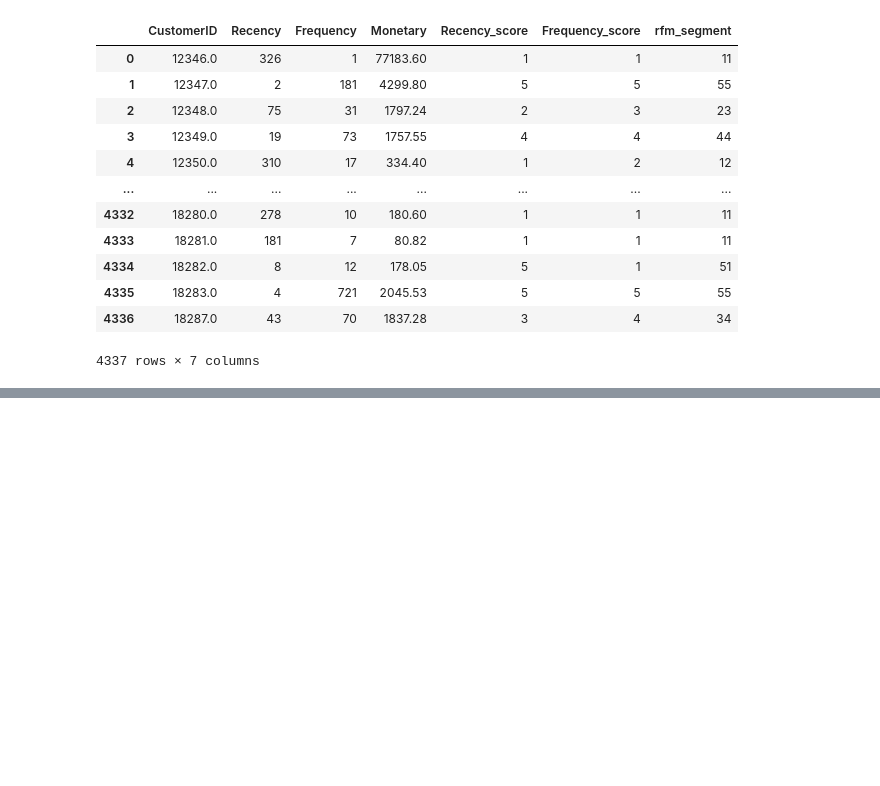
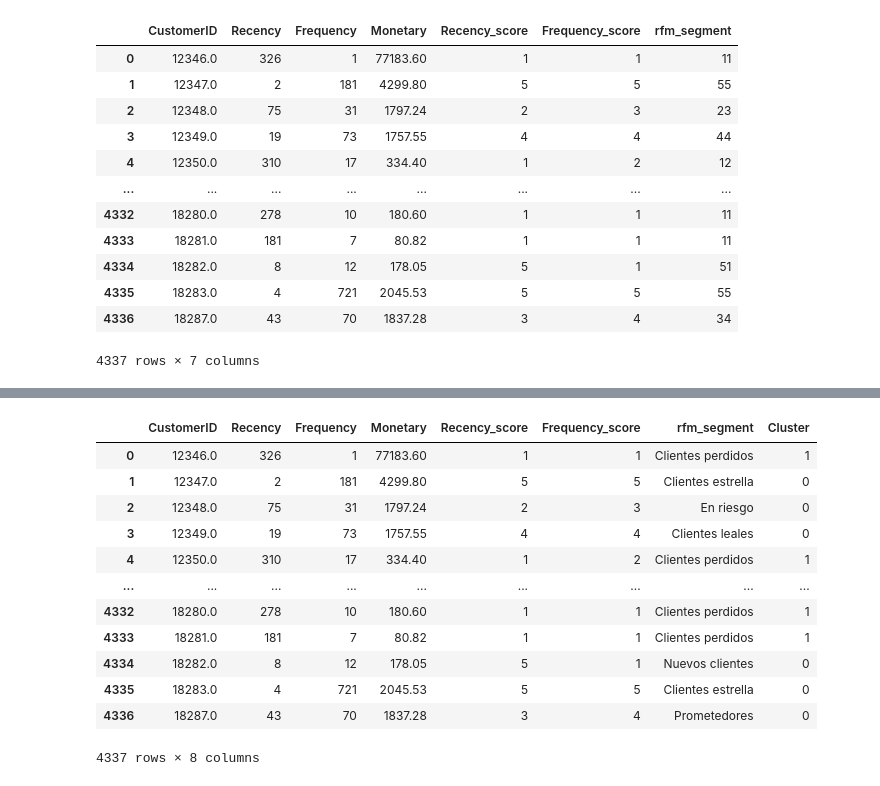
Before and after one commit to MiguelCrispim911/Proyecto-Segmentacion-RFM, a Jupyter notebook: notebooks/analisis.ipynb, the cells around one changed output, grey strips where cells are left out. Saved outputs shown, nothing was run; the diff lists cells and outputs as text; code cells hidden in the pictures; blank space fills up the shorter version.

```diff
--- a/notebooks/analisis.ipynb
+++ b/notebooks/analisis.ipynb
@@ -169,0 +199,16 @@ rfm
+# %%
+#Mapeando los segmentos RFM a nombres
+segment_map_ordenado = {
+    r'11|12|21' : 'Clientes perdidos',             # Ni recientes ni frecuentes
+    r'13|14|22|23' : 'En riesgo',                  # Poca frecuencia, cierta actividad pasada
+    r'15|24|25' : 'Intentar recuperar',            # Eran frecuentes pero no recientes
+    r'31|32' : 'Dormidos',                         # Compraron hace poco pero no mucho
+    r'33' : 'Necesitan estímulo',                 # Ni muy buenos ni malos, promedio
+    r'34|35|43' : 'Prometedores',                 # Mejores que promedio, potencial
+    r'42|44|45' : 'Clientes leales',              # Alta frecuencia, actividad sostenida
+    r'51|52|53' : 'Nuevos clientes',              # Muy recientes, aún poco frecuentes
+    r'54|55' : 'Clientes estrella',               # ¡Top! Recientes y frecuentes
+}
+# %%
+#Mapeando segmentos RFM a nombres
+rfm['rfm_segment'] = rfm['rfm_segment'].replace(segment_map_ordenado, regex = True)
@@ -169,0 +233,6 @@ rfm
+# %%
+from sklearn.preprocessing import StandardScaler
+scaler = StandardScaler()
+rfm_scaled = scaler.fit_transform(rfm[['Recency', 'Frequency', 'Monetary']])
+
+rfm_scaled
@@ -169,0 +248,21 @@ rfm
+# %%
+from sklearn.cluster import KMeans
+kmeans = KMeans(n_clusters = 4, random_state = 42)
+kmeans.fit(rfm_scaled)
+rfm['Cluster'] = kmeans.labels_
+# %%
+rfm
+# %% [output]
+|  | CustomerID | Recency | Frequency | Monetary | Recency_score | Frequency_score | rfm_segment | Cluster |
+| 0 | 12346.0 | 326 | 1 | 77183.60 | 1 | 1 | Clientes perdidos | 1 |
+| 1 | 12347.0 | 2 | 181 | 4299.80 | 5 | 5 | Clientes estrella | 0 |
+| 2 | 12348.0 | 75 | 31 | 1797.24 | 2 | 3 | En riesgo | 0 |
+| 3 | 12349.0 | 19 | 73 | 1757.55 | 4 | 4 | Clientes leales | 0 |
+| 4 | 12350.0 | 310 | 17 | 334.40 | 1 | 2 | Clientes perdidos | 1 |
+| ... | ... | ... | ... | ... | ... | ... | ... | ... |
+| 4332 | 18280.0 | 278 | 10 | 180.60 | 1 | 1 | Clientes perdidos | 1 |
+| 4333 | 18281.0 | 181 | 7 | 80.82 | 1 | 1 | Clientes perdidos | 1 |
+| 4334 | 18282.0 | 8 | 12 | 178.05 | 5 | 1 | Nuevos clientes | 0 |
+| 4335 | 18283.0 | 4 | 721 | 2045.53 | 5 | 5 | Clientes estrella | 0 |
+| 4336 | 18287.0 | 43 | 70 | 1837.28 | 3 | 4 | Prometedores | 0 |
+4337 rows × 8 columns
```
Also changed, not shown: parts of 10 cells of this notebook, 1 other file.
